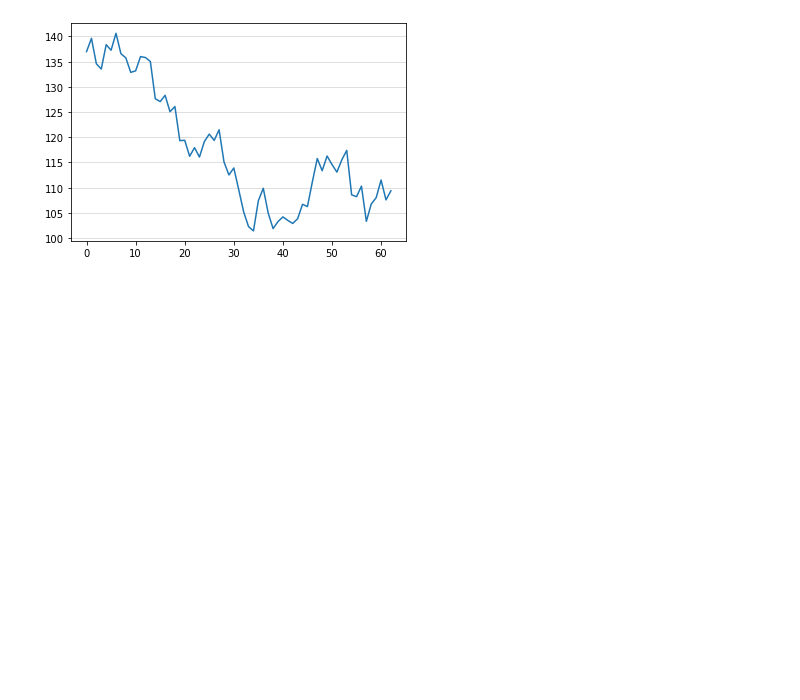
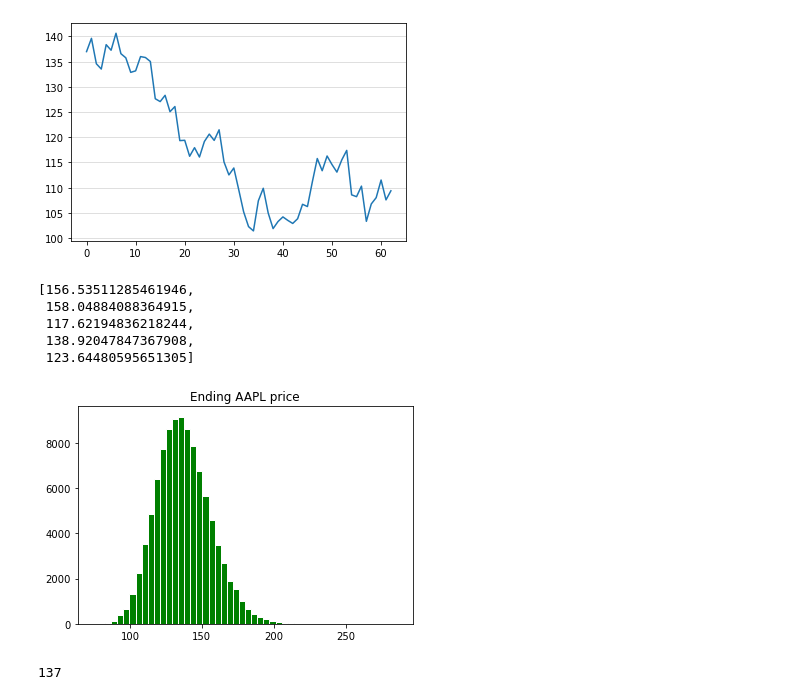
Before and after one commit to ajatwani/OIM3640_SP22, a Jupyter notebook: 07-files & matplotlib.ipynb, the cells around one changed output. Saved outputs shown, nothing was run; the diff lists cells and outputs as text; code cells hidden in the pictures; blank space fills up the shorter version.

```diff
--- a/07-files & matplotlib.ipynb
+++ b/07-files & matplotlib.ipynb
@@ -74,7 +74,7 @@ from random import normalvariate as norm
 random.seed(42)
 # %%
 r = .00125
-T = 1/252
+T = 21/252
 sigma = .475
 aapl = 137
 prices = list()
@@ -96,3 +96,27 @@ plt.plot(prices)
 plt.grid( axis = 'y', alpha = .5)
 # %% [output]
 [figure]
+# %%
+S = 0
+prices = []
+for day in range(100000):
+    S = aapl * exp((r - .5 * sigma ** 2) * T + sqrt(T) * sigma * norm(0,1))
+    prices.append(S)
+# %%
+prices[:5]
+# %% [output]
+[156.53511285461946,
+ 158.04884088364915,
+ 117.62194836218244,
+ 138.92047847367908,
+ 123.64480595651305]
+# %%
+plt.hist(prices, bins = 50, color = 'g', edgecolor='w')
+plt.title("Ending AAPL price")
+plt.show();
+# %% [output]
+[figure, added]
+# %%
+aapl
+# %% [output]
+137
```
Also changed, not shown: parts of 4 cells of this notebook, 5 other files.
